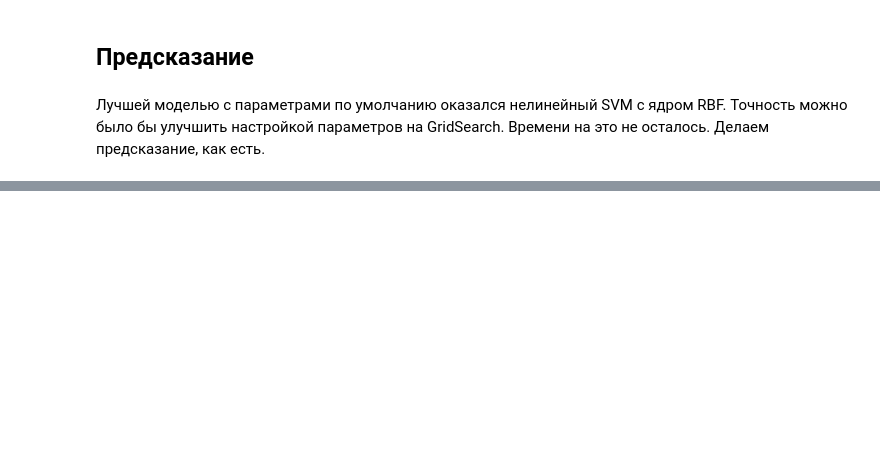
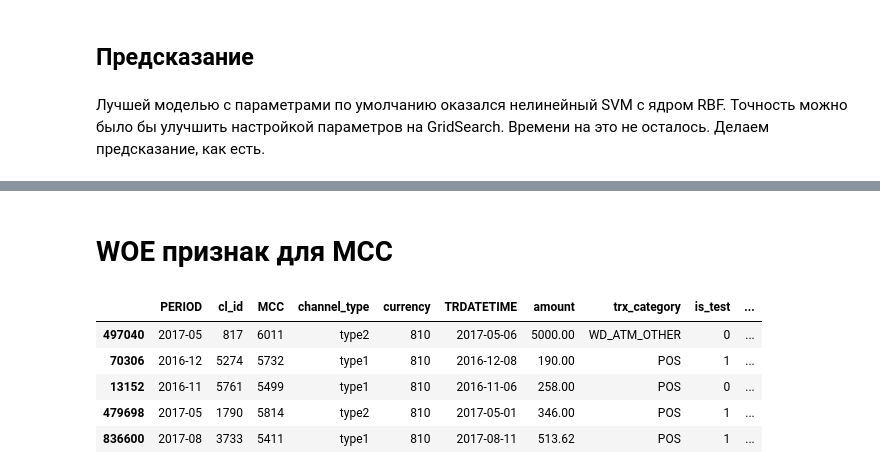
Before and after one commit to MaxMin223/ds03, a Jupyter notebook: hw_3.2.ipynb, the cells around one changed output, grey strips where cells are left out. Saved outputs shown, nothing was run; the diff lists cells and outputs as text; code cells hidden in the pictures; blank space fills up the shorter version.

```diff
--- a/hw_3.2.ipynb
+++ b/hw_3.2.ipynb
@@ -1193,3 +1449,14 @@ y_pred.value_counts()
 dtype: int64
 # %%
 y_pred.to_csv('predictions.csv', sep=',', header=True, index_label=['_ID_', '_VAL_'])
+# %% [markdown]
+# WOE признак для MCC
+# %%
+df.sample(5)
+# %% [output]
+|  | PERIOD | cl_id | MCC | channel_type | currency | TRDATETIME | amount | trx_category | is_test | ... |
+| 497040 | 2017-05 | 817 | 6011 | type2 | 810 | 2017-05-06 | 5000.00 | WD_ATM_OTHER | 0 | ... |
+| 70306 | 2016-12 | 5274 | 5732 | type1 | 810 | 2016-12-08 | 190.00 | POS | 1 | ... |
+| 13152 | 2016-11 | 5761 | 5499 | type1 | 810 | 2016-11-06 | 258.00 | POS | 0 | ... |
+| 479698 | 2017-05 | 1790 | 5814 | type2 | 810 | 2017-05-01 | 346.00 | POS | 1 | ... |
+| 836600 | 2017-08 | 3733 | 5411 | type1 | 810 | 2017-08-11 | 513.62 | POS | 1 | ... |
```
Also changed, not shown: parts of 70 cells of this notebook.
